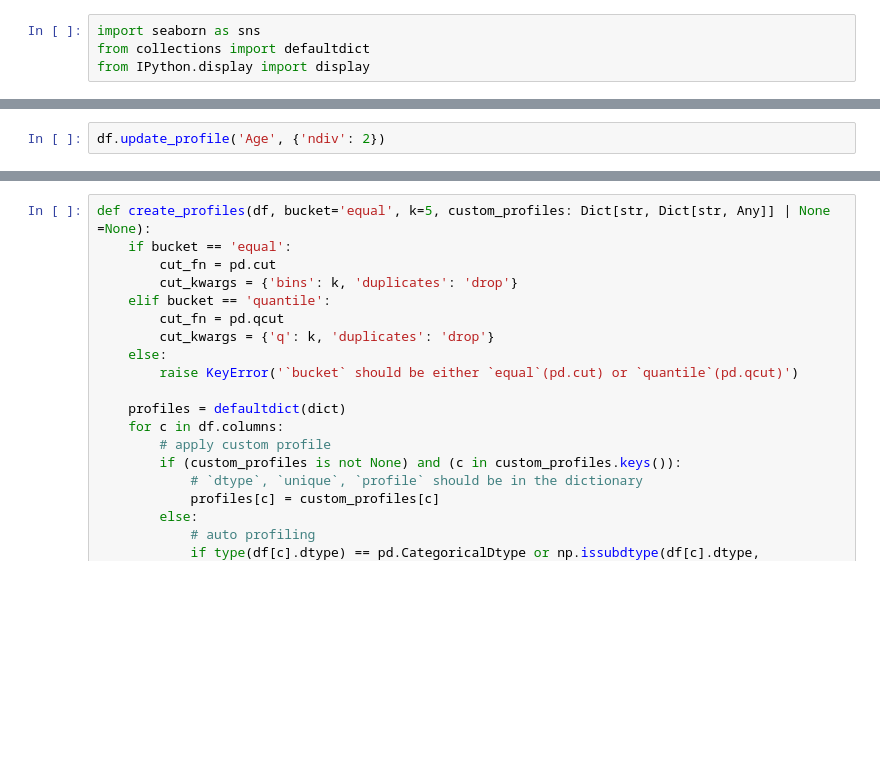
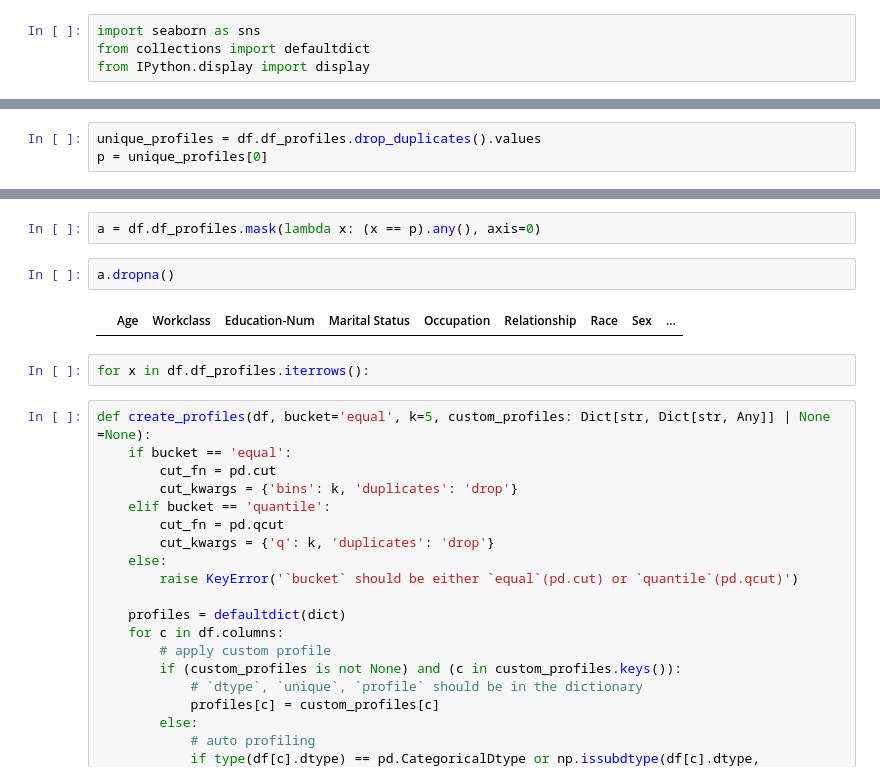
Before and after one commit to simonjisu/FeatureInteractionTree, a Jupyter notebook: notebooks/TestNotebook.ipynb, the cells around one changed output, grey strips where cells are left out. Cells and saved outputs as stored; diff of their text form; blank space fills up the shorter version.

```diff
--- a/notebooks/TestNotebook.ipynb
+++ b/notebooks/TestNotebook.ipynb
@@ -590,2 +636,3 @@ TypeError: 'DataWrapper' object is not subscriptable
 # %%
-df.update_profile('Age', {'ndiv': 2})
+unique_profiles = df.df_profiles.drop_duplicates().values
+p = unique_profiles[0]
@@ -607,3 +667,11 @@ df.ndivs
+# %%
+a = df.df_profiles.mask(lambda x: (x == p).any(), axis=0)
+# %%
+a.dropna()
+# %% [output]
+|  | Age | Workclass | Education-Num | Marital Status | Occupation | Relationship | Race | Sex | ... |
+# %%
+for x in df.df_profiles.iterrows():
 # %%
 def create_profiles(df, bucket='equal', k=5, custom_profiles: Dict[str, Dict[str, Any]] | None =None):
     if bucket == 'equal':
```
Also changed, not shown: parts of 12 cells of this notebook.
